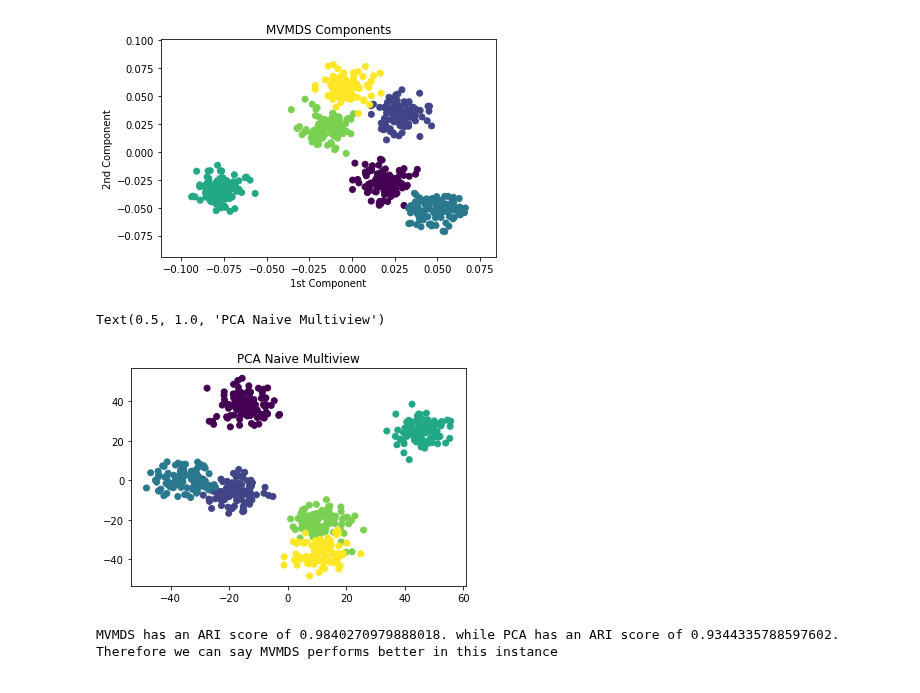
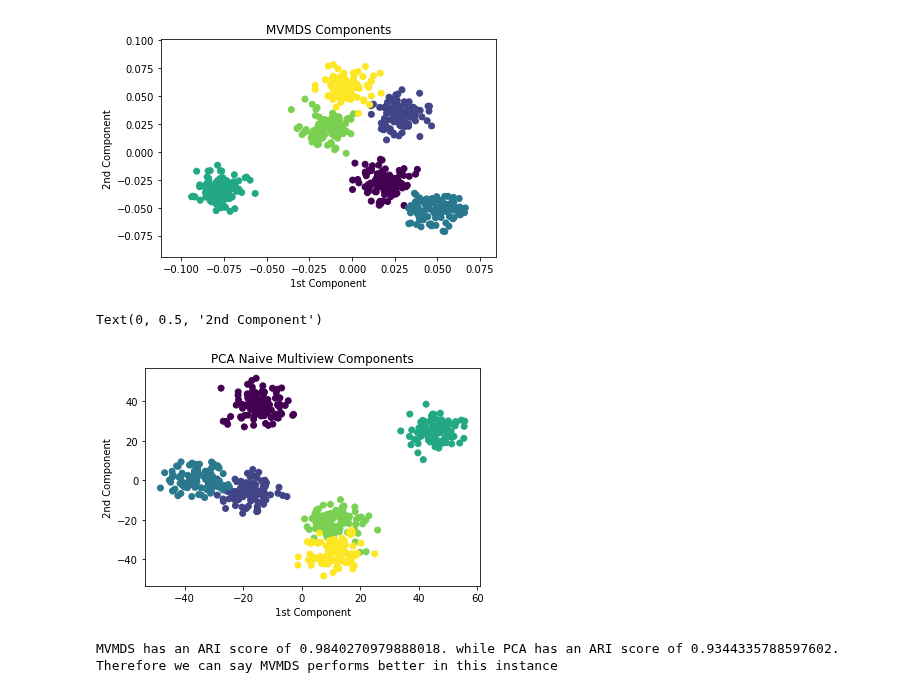
Before and after one commit to mvlearn/mvlearn, a Jupyter notebook: docs/tutorials/embed/mvmds_proof.ipynb, the cells around one changed output. Cells and saved outputs as stored; diff of their text form; code cells hidden in the pictures.

```diff
--- a/docs/tutorials/embed/mvmds_proof.ipynb
+++ b/docs/tutorials/embed/mvmds_proof.ipynb
@@ -101,14 +101,16 @@ Text(0, 0.5, '2nd Component')
 # %%
 #Fits K-Means to PCA for cluster comparison
 kmeans = KMeans(n_clusters=6, random_state=0).fit(fit2)
 labels2 = kmeans.labels_
 
 #Plots PCA components
 plt.scatter(fit2[:,0],fit2[:,1],c = y)
-plt.title('PCA Naive Multiview')
+plt.title('PCA Naive Multiview Components')
+plt.xlabel('1st Component')
+plt.ylabel('2nd Component')
 # %% [output]
-Text(0.5, 1.0, 'PCA Naive Multiview')
+Text(0, 0.5, '2nd Component')
-[figure, old version]
+[figure, new version]
 # %%
 #Comparison of ARI scores
 
```
Also changed, not shown: parts of 4 cells of this notebook.
